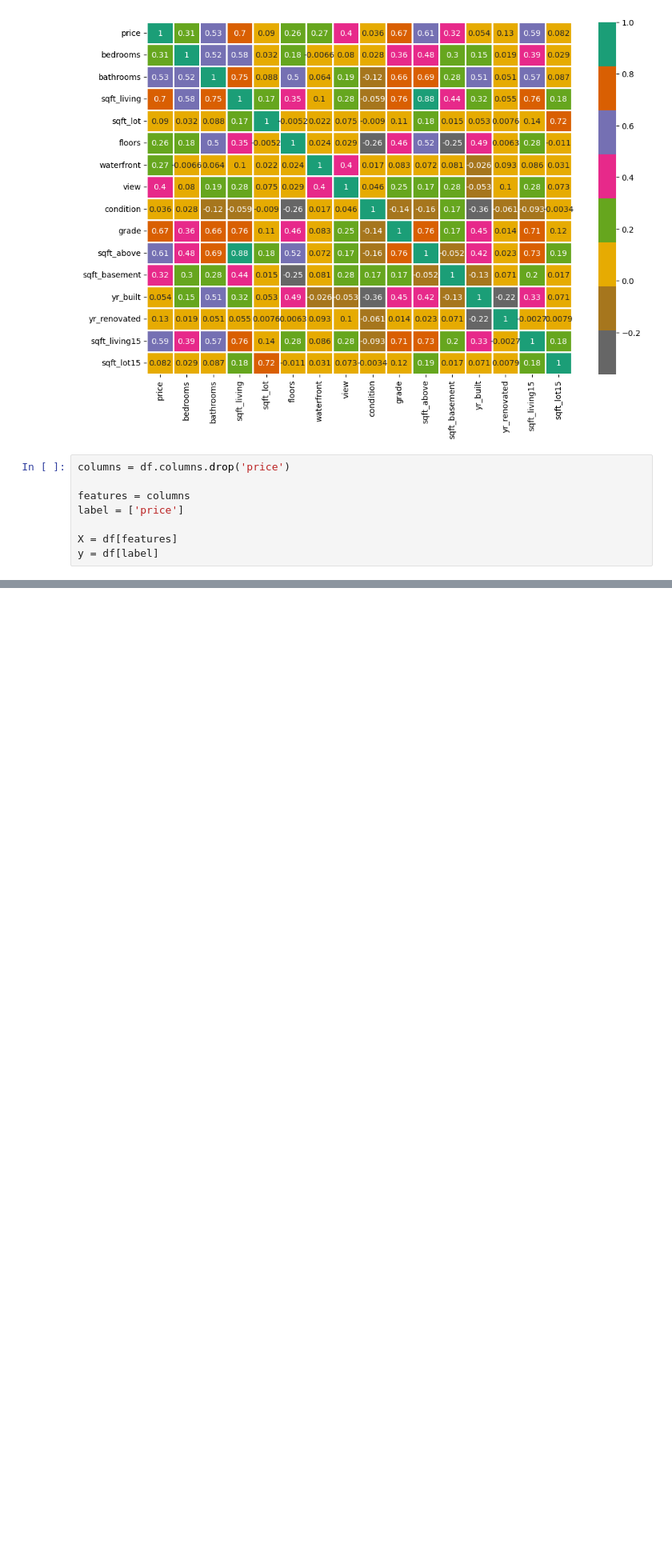
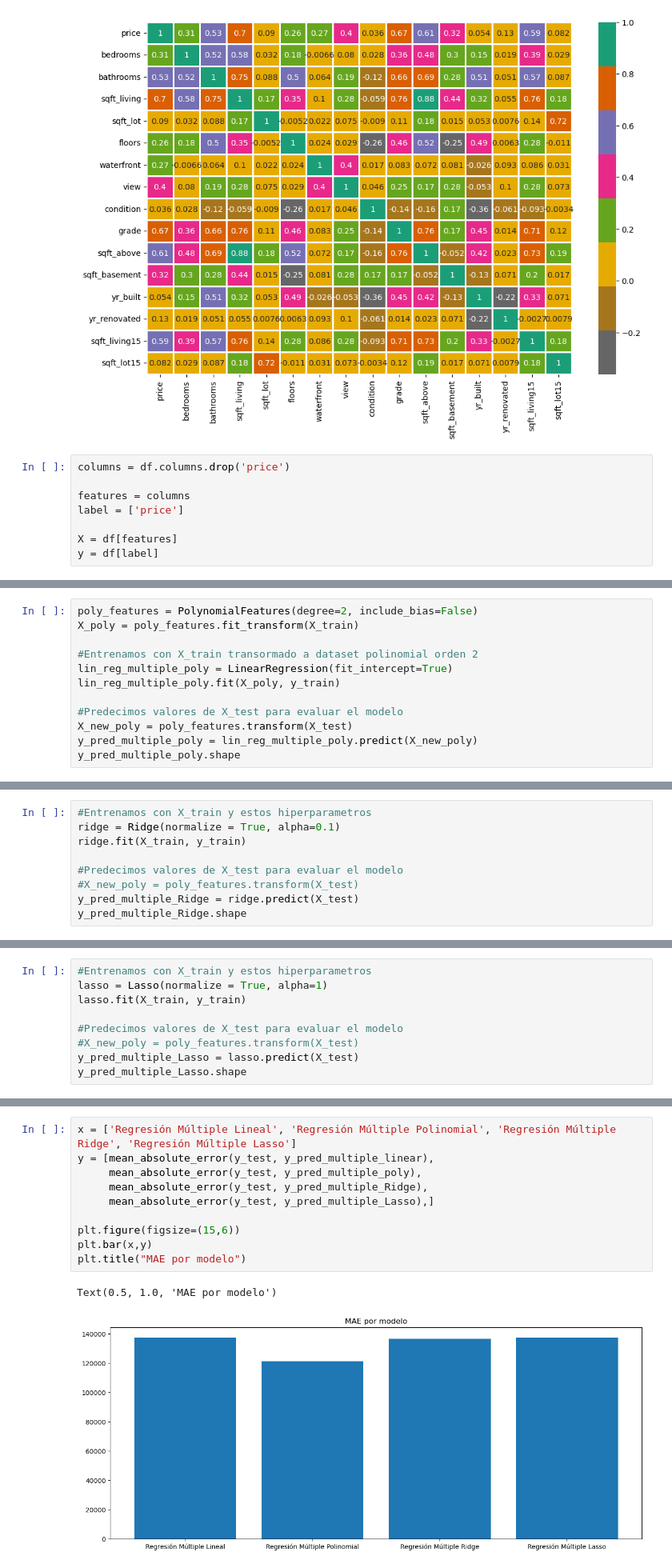
Before and after one commit to PosgradoMNA/actividades-de-aprendizaje-A01150931, a Jupyter notebook: semana8_kmeans/TecMty_Regresion_lineal_polinomial.ipynb, the cells around one changed output, grey strips where cells are left out. Shown at 80% size. Saved outputs shown, nothing was run; the diff lists cells and outputs as text; blank space fills up the shorter version.

```diff
--- a/semana8_kmeans/TecMty_Regresion_lineal_polinomial.ipynb
+++ b/semana8_kmeans/TecMty_Regresion_lineal_polinomial.ipynb
@@ -353,0 +448,12 @@ Tamaño del X_test: (2162, 15)
+# %%
+poly_features = PolynomialFeatures(degree=2, include_bias=False)
+X_poly = poly_features.fit_transform(X_train)
+
+#Entrenamos con X_train transormado a dataset polinomial orden 2
+lin_reg_multiple_poly = LinearRegression(fit_intercept=True)
+lin_reg_multiple_poly.fit(X_poly, y_train)
+
+#Predecimos valores de X_test para evaluar el modelo
+X_new_poly = poly_features.transform(X_test)
+y_pred_multiple_poly = lin_reg_multiple_poly.predict(X_new_poly)
+y_pred_multiple_poly.shape
@@ -353,0 +495,9 @@ Tamaño del X_test: (2162, 15)
+# %%
+#Entrenamos con X_train y estos hiperparametros
+ridge = Ridge(normalize = True, alpha=0.1)
+ridge.fit(X_train, y_train)
+
+#Predecimos valores de X_test para evaluar el modelo
+#X_new_poly = poly_features.transform(X_test)
+y_pred_multiple_Ridge = ridge.predict(X_test)
+y_pred_multiple_Ridge.shape
@@ -353,0 +529,9 @@ Tamaño del X_test: (2162, 15)
+# %%
+#Entrenamos con X_train y estos hiperparametros
+lasso = Lasso(normalize = True, alpha=1)
+lasso.fit(X_train, y_train)
+
+#Predecimos valores de X_test para evaluar el modelo
+#X_new_poly = poly_features.transform(X_test)
+y_pred_multiple_Lasso = lasso.predict(X_test)
+y_pred_multiple_Lasso.shape
@@ -353,0 +561,13 @@ Tamaño del X_test: (2162, 15)
+# %%
+x = ['Regresión Múltiple Lineal', 'Regresión Múltiple Polinomial', 'Regresión Múltiple Ridge', 'Regresión Múltiple Lasso']
+y = [mean_absolute_error(y_test, y_pred_multiple_linear),
+     mean_absolute_error(y_test, y_pred_multiple_poly),
+     mean_absolute_error(y_test, y_pred_multiple_Ridge),
+     mean_absolute_error(y_test, y_pred_multiple_Lasso),]
+
+plt.figure(figsize=(15,6))
+plt.bar(x,y)
+plt.title("MAE por modelo")
+# %% [output]
+Text(0.5, 1.0, 'MAE por modelo')
+[figure, added]
```
Also changed, not shown: parts of 44 cells of this notebook.
